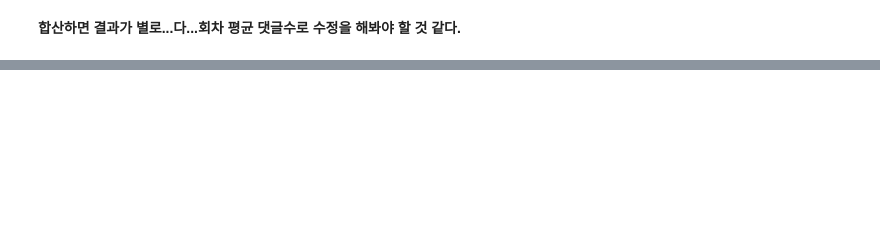
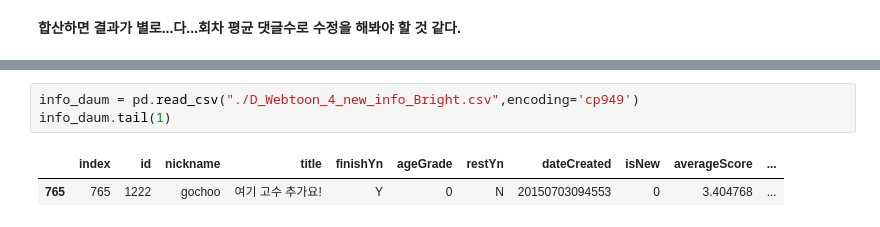
Before and after one commit to brightscannon/Webtoon_recommand_system, a Jupyter notebook: 3.Naver_modeling_1st.ipynb, the cells around one changed output, grey strips where cells are left out. Drawn from its saved outputs; the diff is of its cells as text; blank space fills up the shorter version.

```diff
--- a/3.Naver_modeling_1st.ipynb
+++ b/3.Naver_modeling_1st.ipynb
@@ -214,0 +227,6 @@ sess.
+# %%
+info_daum = pd.read_csv("./D_Webtoon_4_new_info_Bright.csv",encoding='cp949')
+info_daum.tail(1)
+# %% [output]
+|  | index | id | nickname | title | finishYn | ageGrade | restYn | dateCreated | isNew | averageScore | ... |
+| 765 | 765 | 1222 | gochoo | 여기 고수 추가요! | Y | 0 | N | 20150703094553 | 0 | 3.404768 | ... |
```
Also changed, not shown: parts of 16 cells of this notebook.
